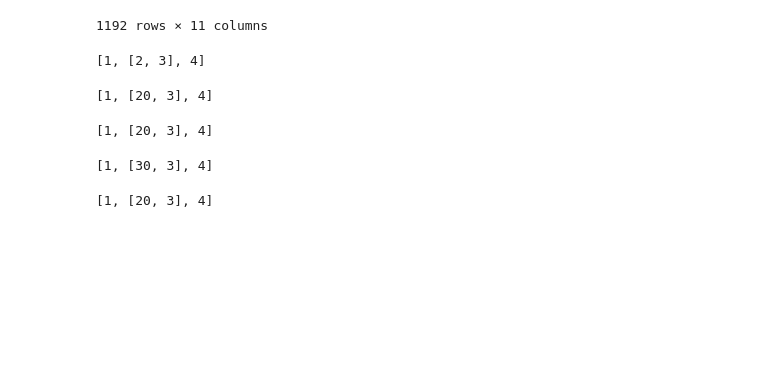
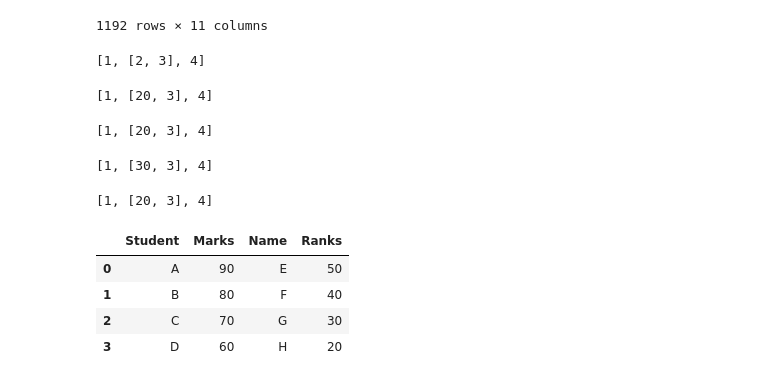
Before and after one commit to Itx-Psycho0/MY-Skills, a Jupyter notebook: SCRIPTING_LANGUAGES/Python/day18.ipynb, the cells around one changed output. Cells and saved outputs as stored; diff of their text form; code cells hidden in the pictures; blank space fills up the shorter version.

```diff
--- a/SCRIPTING_LANGUAGES/Python/day18.ipynb
+++ b/SCRIPTING_LANGUAGES/Python/day18.ipynb
@@ -142,3 +142,21 @@ ld
 l1
 # %% [output]
 [1, [20, 3], 4]
+# %%
+d1=pd.DataFrame(
+    {'Student':['A','B','C','D'],
+     'Marks':[90,80,70,60]
+    })
+d2=pd.DataFrame(
+    {'Name':['E','F','G','H'],
+     'Ranks':[50,40,30,20]
+    })
+# result=pd.concat([d1,d2],ignore_index=True)
+result = d1.join(d2)
+result
+# %% [output]
+|  | Student | Marks | Name | Ranks |
+| 0 | A | 90 | E | 50 |
+| 1 | B | 80 | F | 40 |
+| 2 | C | 70 | G | 30 |
+| 3 | D | 60 | H | 20 |
```
Also changed, not shown: parts of 1 cell of this notebook.
